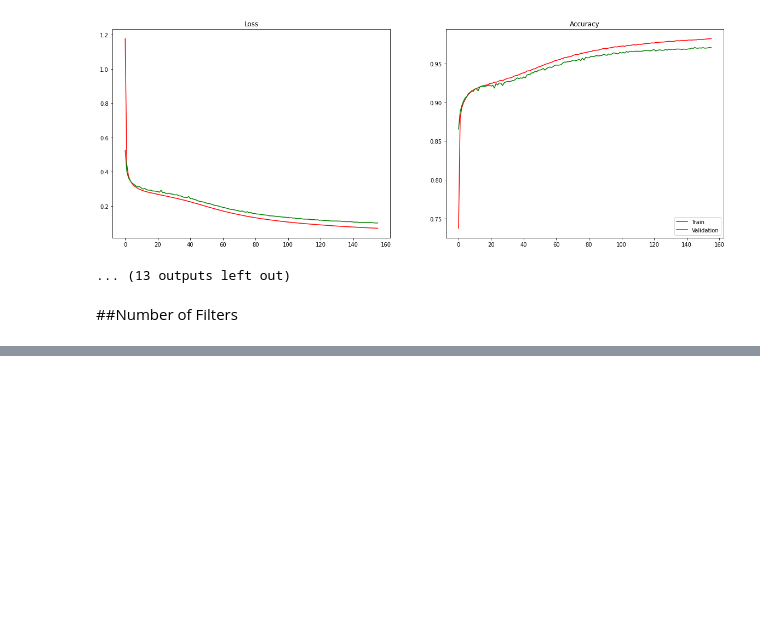
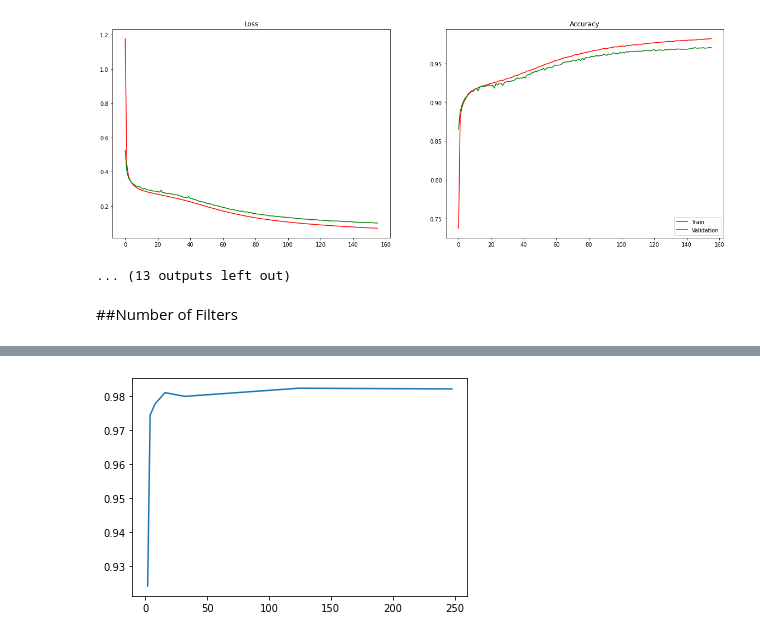
Before and after one commit to rufimelo99/MNIST, a Jupyter notebook: MNIST_CNN.ipynb, the cells around one changed output, grey strips where cells are left out. Cells and saved outputs as stored; diff of their text form; code cells hidden in the pictures; blank space fills up the shorter version.

```diff
--- a/MNIST_CNN.ipynb
+++ b/MNIST_CNN.ipynb
@@ -222,0 +345,5 @@ Epoch 32/10000
+# %%
+plt.plot([2,4,8,16,32,124,248],[0.92409981,0.9745,0.9778,0.9811,0.9800,0.9824,0.9822]) # plotting by columns
+plt.show()
+# %% [output]
+[figure, added]
```
Also changed, not shown: parts of 35 cells of this notebook.
